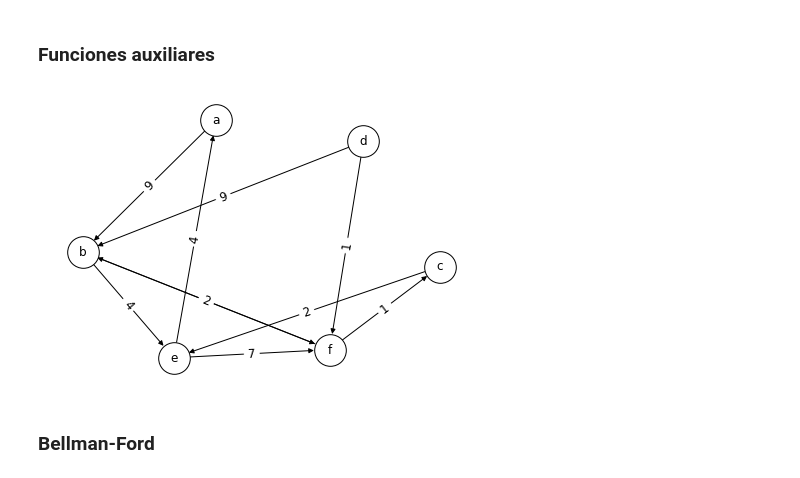
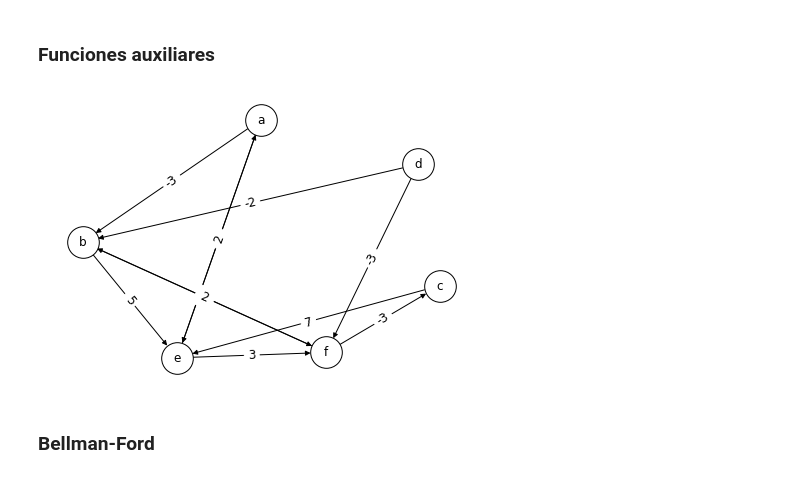
Before and after one commit to OscarRojasG/ADA-Informes, a Jupyter notebook: Informe11-BellmanFord.ipynb, the cells around one changed output. Drawn from its saved outputs; the diff is of its cells as text; code cells hidden in the pictures.

```diff
--- a/Informe11-BellmanFord.ipynb
+++ b/Informe11-BellmanFord.ipynb
@@ -19,7 +19,7 @@ import string
 import random
 
 def graph_instance_creator(n):
-  graph = nx.gnp_random_graph(n, 0.25, 1, True)
+  graph = nx.gnp_random_graph(n, 0.33, 1, True)
 
   mapping = dict(zip(graph, string.ascii_lowercase))
   graph = nx.relabel_nodes(graph, mapping)
@@ -27,7 +27,7 @@ def graph_instance_creator(n):
   weighted_edges = list()
 
   for e in graph.edges():
-    weight = random.randint(1, 9)
+    weight = random.randint(-3, 9)
     weighted_edges.append((e[0], e[1], weight))
 
   return create_graph(weighted_edges)
@@ -36,34 +36,34 @@ def create_graph(edges):
   graph = nx.DiGraph()
   graph.add_weighted_edges_from(edges)
 
   distances = dict()
   predecessors = dict()
 
   for n in graph.nodes():
     distances[n] = None
     predecessors[n] = None
 
   nx.set_node_attributes(graph, distances, 'distance')
   nx.set_node_attributes(graph, predecessors, 'predecessor')
 
   return graph
 
 def draw_graph(G):
   weights = nx.get_edge_attributes(G, 'weight')
 
   pos = nx.spring_layout(G, k=4, seed=1)
   nx.draw(G, pos, with_labels=True, font_size=12, node_size=1000,
           node_color='white', edgecolors='black')
 
   nx.draw_networkx_edge_labels(G, pos, edge_labels=weights, font_size=12)
 
   plt.show()
   plt.close()
 
 G = graph_instance_creator(6)
 draw_graph(G)
 # %% [output]
-[figure, old version]
+[figure, new version]
 # %% [markdown]
 ### Bellman-Ford
 # %%
```
Also changed, not shown: parts of 2 cells of this notebook.
